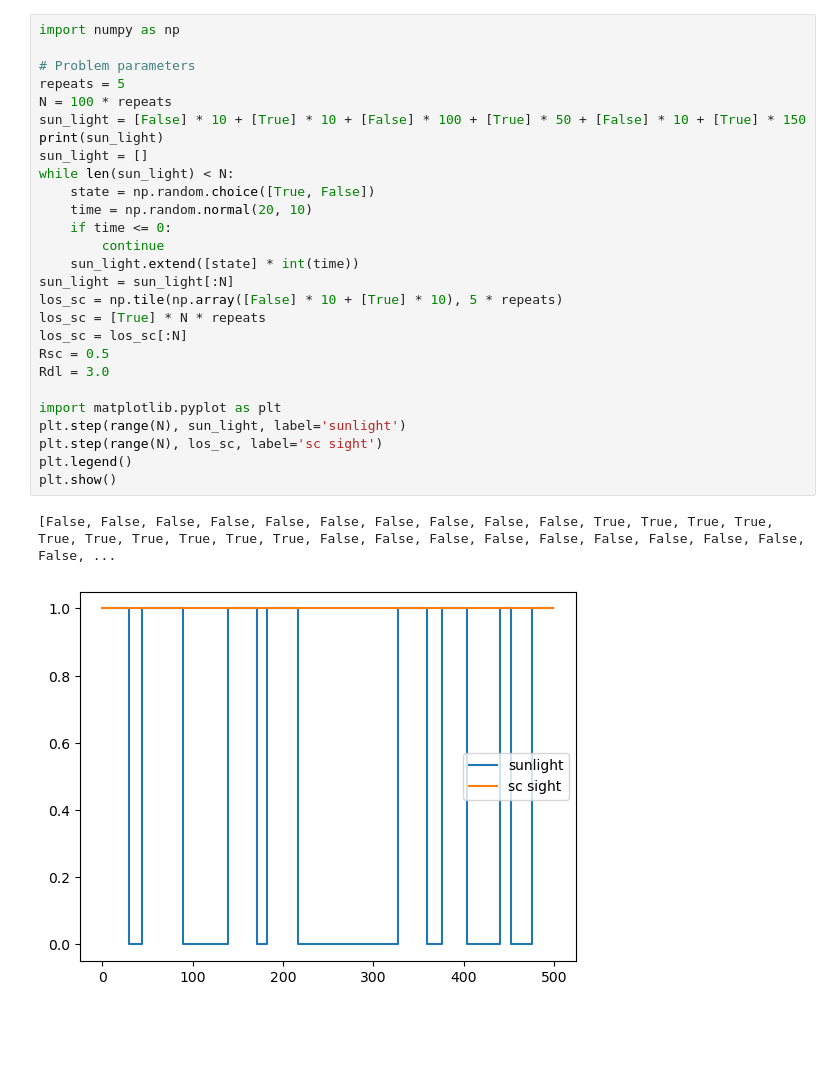
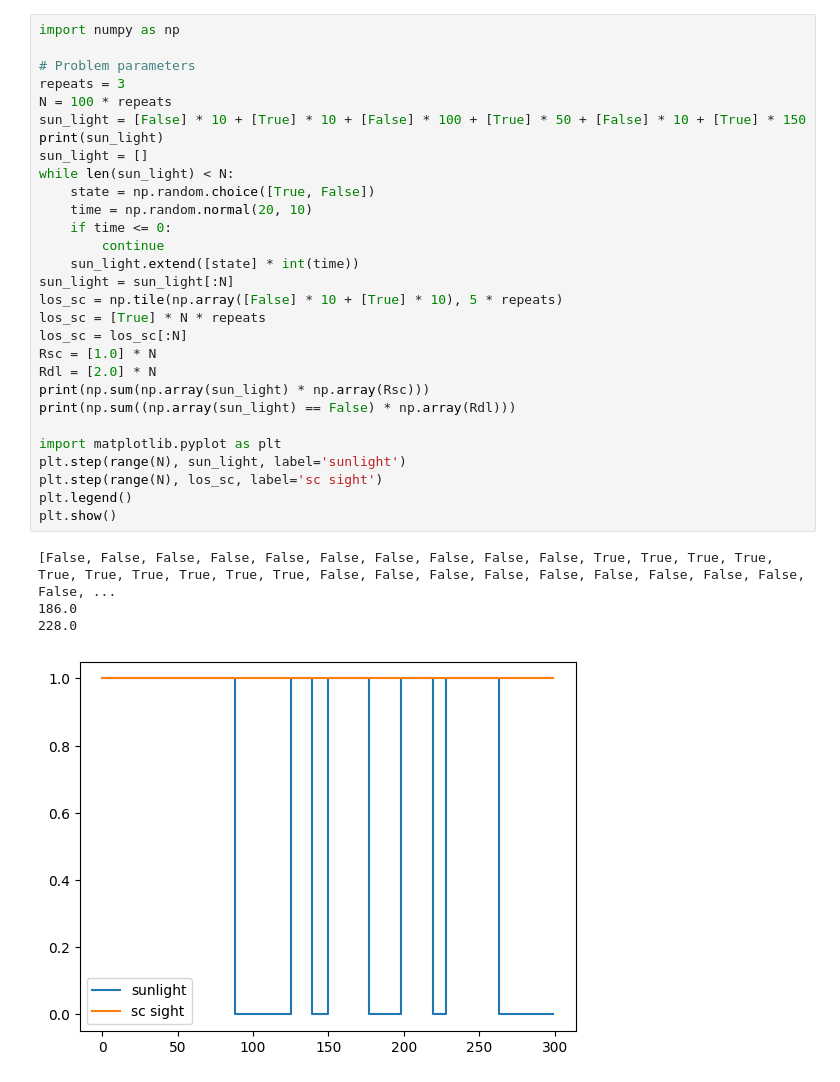
Before and after one commit to mani-sat/GODOTWork, a Jupyter notebook: cvxnotebook.ipynb, the cells around one changed output. Drawn from its saved outputs; the diff is of its cells as text; blank space fills up the shorter version.

```diff
--- a/cvxnotebook.ipynb
+++ b/cvxnotebook.ipynb
@@ -1,30 +1,34 @@
 # %%
 import numpy as np
 
 # Problem parameters
-repeats = 5
+repeats = 3
 N = 100 * repeats
 sun_light = [False] * 10 + [True] * 10 + [False] * 100 + [True] * 50 + [False] * 10 + [True] * 150
 print(sun_light)
 sun_light = []
 while len(sun_light) < N:
     state = np.random.choice([True, False])
     time = np.random.normal(20, 10)
     if time <= 0:
         continue
     sun_light.extend([state] * int(time))
 sun_light = sun_light[:N]
 los_sc = np.tile(np.array([False] * 10 + [True] * 10), 5 * repeats)
 los_sc = [True] * N * repeats
 los_sc = los_sc[:N]
-Rsc = 0.5
-Rdl = 3.0
+Rsc = [1.0] * N
+Rdl = [2.0] * N
+print(np.sum(np.array(sun_light) * np.array(Rsc)))
+print(np.sum((np.array(sun_light) == False) * np.array(Rdl)))
 
 import matplotlib.pyplot as plt
 plt.step(range(N), sun_light, label='sunlight')
 plt.step(range(N), los_sc, label='sc sight')
 plt.legend()
 plt.show()
 # %% [output]
 [False, False, False, False, False, False, False, False, False, False, True, True, True, True, True, True, True, True, True, True, False, False, False, False, False, False, False, False, False, False, ...
+186.0
+228.0
-[figure, old version]
+[figure, new version]
```
Also changed, not shown: parts of 5 cells of this notebook, 4 other files.
